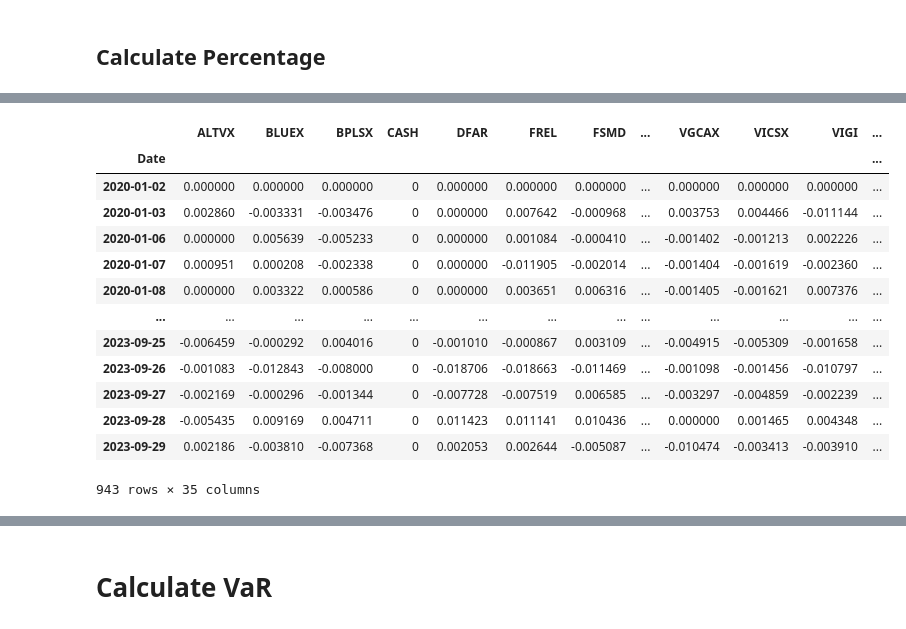
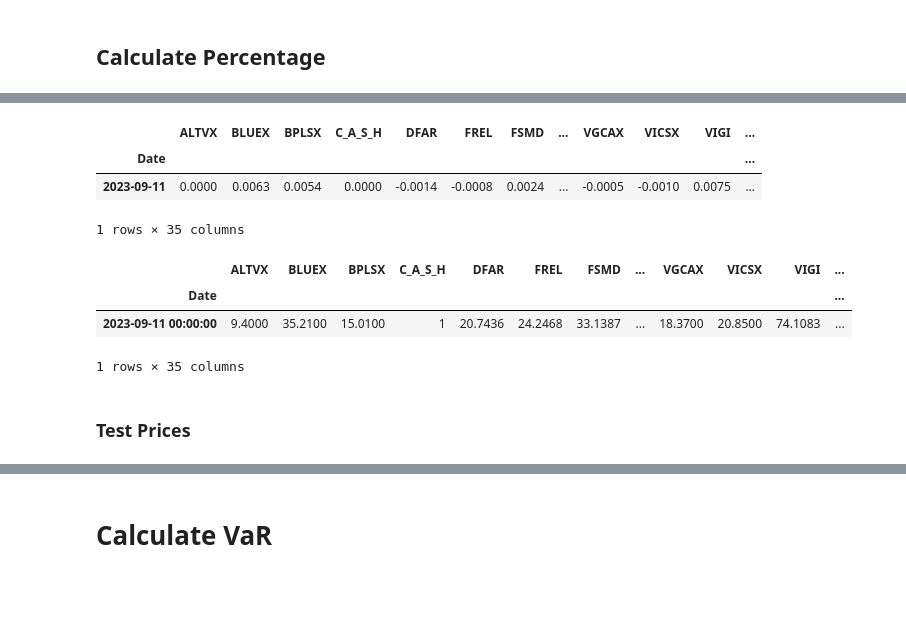
Before and after one commit to dsimband/DATA618, a Jupyter notebook: w5/DATA618_W5_VaR.ipynb, the cells around one changed output, grey strips where cells are left out. Cells and saved outputs as stored; diff of their text form; code cells hidden in the pictures; blank space fills up the shorter version.

Commit message:
fixed portfolio values

```diff
--- a/w5/DATA618_W5_VaR.ipynb
+++ b/w5/DATA618_W5_VaR.ipynb
@@ -12,7 +12,12 @@ from var import VaR
 import scipy.stats
 
 import matplotlib.pyplot as plt
+import seaborn as sns
 #from yahoofinancials import YahooFinancials
+
+#pd.set_option('display.float_format', '{:.10f}'.format)
+
+pd.set_option('display.float_format', lambda x: f'{x:,.4f}')
 # %% [markdown]
 # Assignment
 Create a Github account if you do not already have one and download a VAR library.
@@ -66,0 +58,15 @@ folio_df
+# %%
+folio_df = pd.read_csv('./data/DATA618_Portfolio.csv',
+                 dtype={
+                    'ID': 'int',
+                    'Price': 'float',
+                    'Shares': 'float',
+                    'Value': 'float',
+                 })
+
+
+folio_df = folio_df[folio_df['Shares'] > 0]
+folio_df = folio_df.groupby(['Ticker','BondName','Class'])[['Shares','Value']].sum()
+folio_df.reset_index(inplace=True)
+#folio_df['Morningstar_Category'].fillna('Other', inplace=True)
+folio_df
@@ -76,5 +109,14 @@ weights = (folio_df['port_percent'].values)
 # %%
-percent_df = pdr.get_data_yahoo(ticker_lst, start=start_date, end=end_date)
-percent_df
+price_df = pdr.get_data_yahoo(ticker_lst, start=start_date, end=end_date)
+price_df = price_df[['Adj Close']]
+price_df.columns = price_df.columns.get_level_values(1)
+price_df['C_A_S_H'] = 1
+
+percent_df = price_df.pct_change()
+percent_df = percent_df[1:]
+percent_df.fillna(0, inplace=True)
+percent_df.index = pd.to_datetime(percent_df.index)
+
+price_df
 # %% [output]
 [*********************100%%**********************]  35 of 35 completed
@@ -96,23 +139,17 @@ percent_df
 # %%
-percent_df = percent_df[['Adj Close']]
-percent_df.columns = percent_df.columns.get_level_values(1)
-percent_df = percent_df.pct_change()
-percent_df.fillna(0, inplace=True)
-percent_df.index = pd.to_datetime(percent_df.index)
-percent_df['CASH'] = 0
-percent_df
+percent_df.loc[['2023-09-11']]
 # %% [output]
-|  | ALTVX | BLUEX | BPLSX | CASH | DFAR | FREL | FSMD | ... | VGCAX | VICSX | VIGI | ... |
+|  | ALTVX | BLUEX | BPLSX | C_A_S_H | DFAR | FREL | FSMD | ... | VGCAX | VICSX | VIGI | ... |
 | Date |  |  |  |  |  |  |  |  |  |  |  | ... |
-| 2020-01-02 | 0.000000 | 0.000000 | 0.000000 | 0 | 0.000000 | 0.000000 | 0.000000 | ... | 0.000000 | 0.000000 | 0.000000 | ... |
-| 2020-01-03 | 0.002860 | -0.003331 | -0.003476 | 0 | 0.000000 | 0.007642 | -0.000968 | ... | 0.003753 | 0.004466 | -0.011144 | ... |
-| 2020-01-06 | 0.000000 | 0.005639 | -0.005233 | 0 | 0.000000 | 0.001084 | -0.000410 | ... | -0.001402 | -0.001213 | 0.002226 | ... |
-| 2020-01-07 | 0.000951 | 0.000208 | -0.002338 | 0 | 0.000000 | -0.011905 | -0.002014 | ... | -0.001404 | -0.001619 | -0.002360 | ... |
-| 2020-01-08 | 0.000000 | 0.003322 | 0.000586 | 0 | 0.000000 | 0.003651 | 0.006316 | ... | -0.001405 | -0.001621 | 0.007376 | ... |
-| ... | ... | ... | ... | ... | ... | ... | ... | ... | ... | ... | ... | ... |
-| 2023-09-25 | -0.006459 | -0.000292 | 0.004016 | 0 | -0.001010 | -0.000867 | 0.003109 | ... | -0.004915 | -0.005309 | -0.001658 | ... |
-| 2023-09-26 | -0.001083 | -0.012843 | -0.008000 | 0 | -0.018706 | -0.018663 | -0.011469 | ... | -0.001098 | -0.001456 | -0.010797 | ... |
-| 2023-09-27 | -0.002169 | -0.000296 | -0.001344 | 0 | -0.007728 | -0.007519 | 0.006585 | ... | -0.003297 | -0.004859 | -0.002239 | ... |
-| 2023-09-28 | -0.005435 | 0.009169 | 0.004711 | 0 | 0.011423 | 0.011141 | 0.010436 | ... | 0.000000 | 0.001465 | 0.004348 | ... |
-| 2023-09-29 | 0.002186 | -0.003810 | -0.007368 | 0 | 0.002053 | 0.002644 | -0.005087 | ... | -0.010474 | -0.003413 | -0.003910 | ... |
+| 2023-09-11 | 0.0000 | 0.0063 | 0.0054 | 0.0000 | -0.0014 | -0.0008 | 0.0024 | ... | -0.0005 | -0.0010 | 0.0075 | ... |
-943 rows × 35 columns
+1 rows × 35 columns
+# %%
+
+price_df.query("index == '2023-09-11 00:00:00'")
+# %% [output]
+|  | ALTVX | BLUEX | BPLSX | C_A_S_H | DFAR | FREL | FSMD | ... | VGCAX | VICSX | VIGI | ... |
+| Date |  |  |  |  |  |  |  |  |  |  |  | ... |
+| 2023-09-11 00:00:00 | 9.4000 | 35.2100 | 15.0100 | 1 | 20.7436 | 24.2468 | 33.1387 | ... | 18.3700 | 20.8500 | 74.1083 | ... |
+1 rows × 35 columns
+# %% [markdown]
+### Test Prices
```
Also changed, not shown: parts of 44 cells of this notebook, 2 other files.
